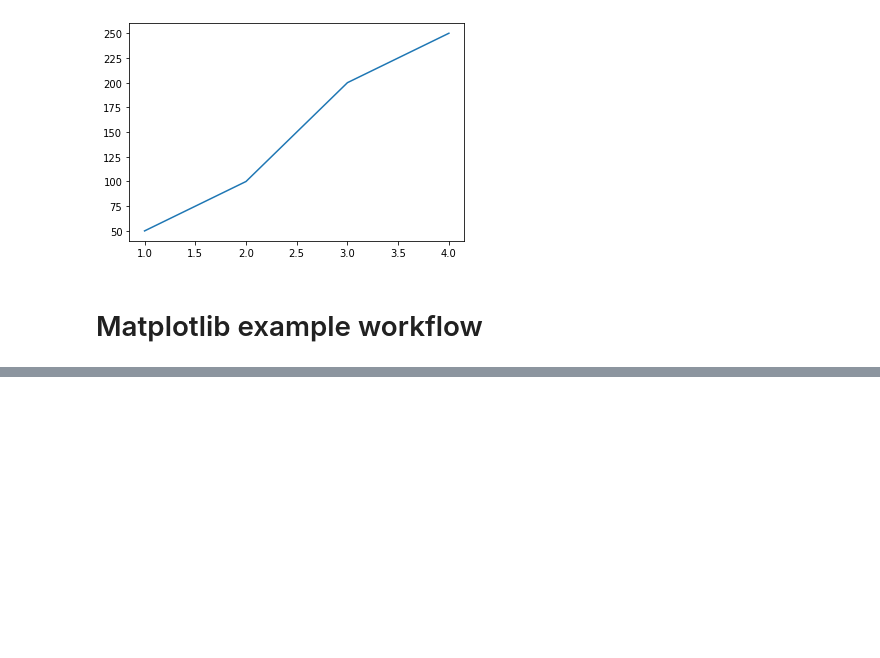
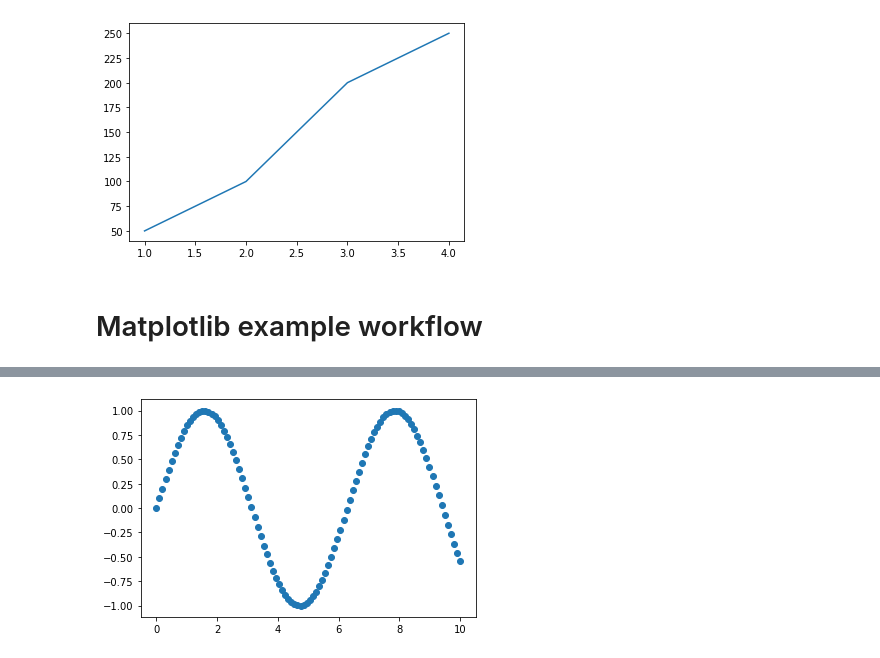
Before and after one commit to gpersable/DS-ML-Course, a Jupyter notebook: introduction-to-matplotlib.ipynb, the cells around one changed output, grey strips where cells are left out. Cells and saved outputs as stored; diff of their text form; code cells hidden in the pictures; blank space fills up the shorter version.

```diff
--- a/introduction-to-matplotlib.ipynb
+++ b/introduction-to-matplotlib.ipynb
@@ -80,0 +102,6 @@ fig.savefig('images/sample-plot.png')
+# %%
+fig, ax = plt.subplots()
+ax.scatter(x, np.sin(x));
+# give me a waaaaveee
+# %% [output]
+[figure, added]
```
Also changed, not shown: parts of 11 cells of this notebook.
